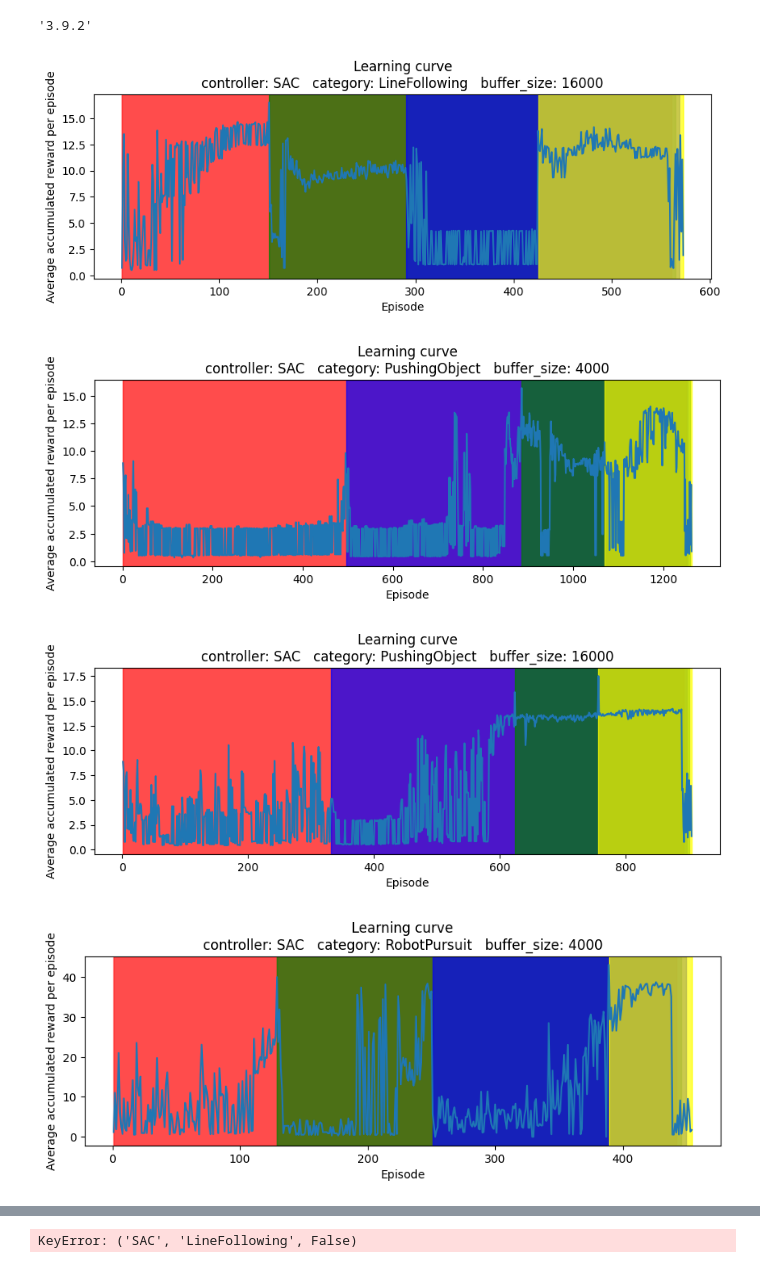
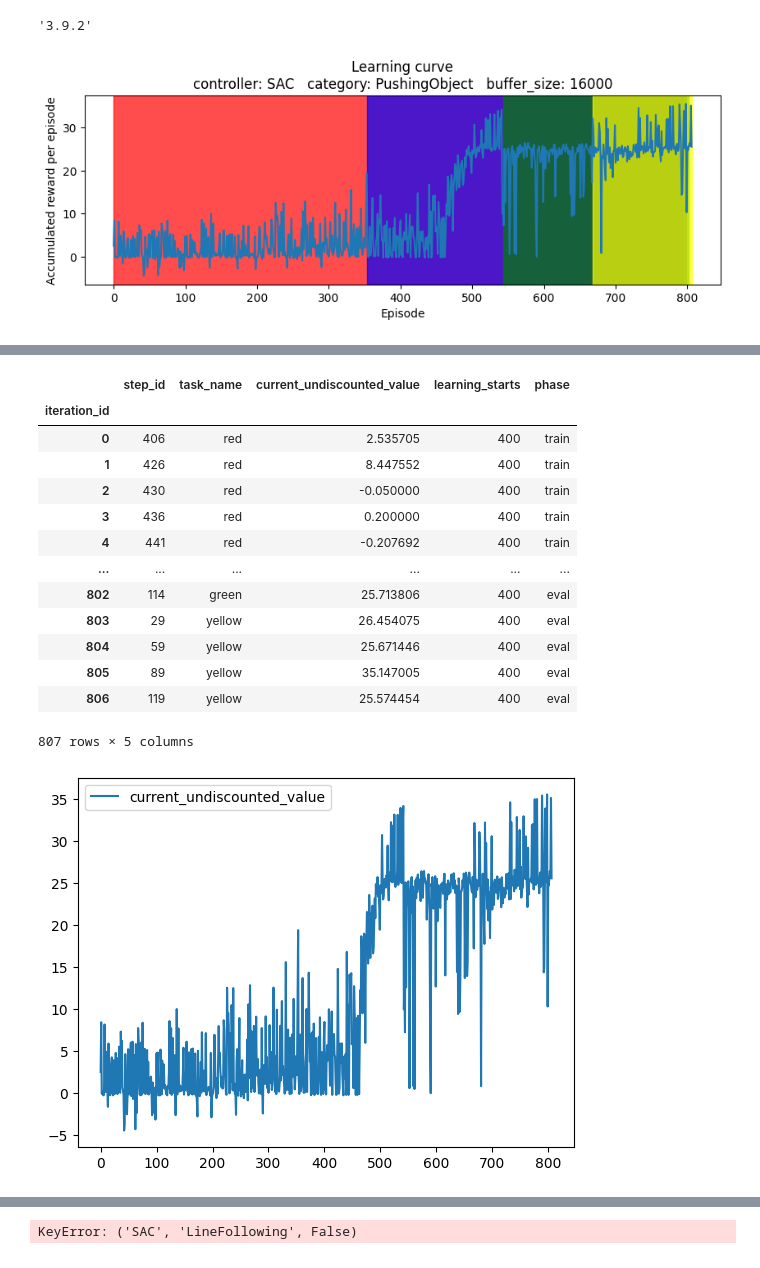
Before and after one commit to thd-research/regelum-playground, a Jupyter notebook: notebooks/check_log.ipynb, the cells around one changed output, grey strips where cells are left out. Cells and saved outputs as stored; diff of their text form; code cells hidden in the pictures.

```diff
--- a/notebooks/check_log.ipynb
+++ b/notebooks/check_log.ipynb
@@ -47,7 +47,7 @@ start_datetime_str = "2024-11-07 14-35-44"
 end_datetime_str = "2024-11-08 04-58-17"
 
 # Test
-# end_datetime_str = start_datetime_str = "2024-11-08 08-42-09"
+end_datetime_str = start_datetime_str = "2024-11-08 21-30-23"
 
 df = get_df_from_datetime_range(start_datetime_str,
                                 end_datetime_str,
@@ -88,16 +73,17 @@ def extract_columns(row):
     scenario = row.exp_config["scenario"]["_target_"].split(".")[-1]
     is_reset_buffer = row.exp_config["scenario"]["reset_rb_each_task"]
     buffer_size = row.exp_config["scenario"]["buffer_size"]
+    learning_starts = row.exp_config["scenario"]["learning_starts"]
     controller = "SAC" if "sac" in scenario.lower() else "TD3"
     category = scenario[:scenario.find(controller)]
-    return category, controller, is_reset_buffer, buffer_size
+    return category, controller, is_reset_buffer, buffer_size, learning_starts
 
     # return pd.Series(data=[category, controller, is_reset_buffer, buffer_size],
     #                  index=["category", "controller", "is_reset_buffer", "buffer_size"])
 
 tmp = df.apply(extract_columns, axis=1, result_type='expand')
 # tmp = df.exp_config.apply(extract_columns)
-tmp.columns = ["category", "controller", "is_reset_buffer", "buffer_size"]
+tmp.columns = ["category", "controller", "is_reset_buffer", "buffer_size", "learning_starts"]
 df = pd.concat([df, tmp], axis=1)
 # %%
 df.head()
@@ -186,41 +152,48 @@ def plot_learning_curve(index, index_names, df):
     df = df.reset_index().set_index(index_names)
     tmp_df = df.loc[index]
 
-    tmp_group_df = tmp_df.loc[:, ["iteration_id", "step_id", "task_name", "current_undiscounted_value"]].groupby("iteration_id")
+    # Filter exploration actions
+    tmp_df = tmp_df.loc[:, ["iteration_id", "step_id", "task_name", "current_undiscounted_value", "learning_starts", "phase"]]
+    tmp_df = tmp_df[np.invert(np.logical_and(tmp_df.phase == "train", tmp_df.step_id <= tmp_df.learning_starts))]
+    tmp_group_df = tmp_df.groupby("iteration_id")
+
     tmp_group_df = tmp_group_df.aggregate({
-        "current_undiscounted_value": "mean",
+        "current_undiscounted_value": "last",
         "task_name": "last",
         "step_id": "last"
         })
+
+    # Re-assign index for ploting
+    tmp_group_df = tmp_group_df.reset_index()
+    tmp_group_df.iteration_id = tmp_group_df.reset_index().index
+    tmp_group_df = tmp_group_df.set_index("iteration_id")
+
     tmp_group_df.plot(y="current_undiscounted_value", ax=ax)
 
     colors = ["red", "blue", "green", "yellow"]
     for t in tmp_group_df.task_name.unique():
         for c in colors:
             if c in t.lower():
                 break
 
         tmp = tmp_group_df.reset_index().set_index("task_name").loc[t]
         ax.axvspan(tmp.iteration_id.values[0], tmp.iteration_id.values[-1], alpha=0.7, color=c)
 
     ax.set_xlabel('Episode')
-    ax.set_ylabel('Average accumulated reward per episode')
+    ax.set_ylabel('Accumulated reward per episode')
     ax.set_title(
         'Learning curve\n' +
         "   ".join([f"{a}: {b}" for a, b in list(zip(index_names, index))])
     )
     legend = ax.legend()
     legend.remove()
 
 
 for id in group_df.index:
     plot_learning_curve(id, group_df.index.names, df)
 # plot_learning_curve(group_df.index[1], group_df.index.names, df)
 # plot_learning_curve(('SAC', 'LineFollowing', True), group_df.index.names, df)
 # plot_learning_curve(('TD3', 'LineFollowing', False), group_df.index.names, df)
 # plt.show()
 # %% [output]
-[figure, old version]
+[figure, new version]
-[figure, removed]
-[figure, removed]
-[figure, removed]
@@ -234,3 +200,27 @@ for id in group_df.index:
+# %%
+tmp_df = df.loc[:, ["iteration_id", "step_id", "task_name", "current_undiscounted_value", "learning_starts", "phase"]]
+tmp_df = tmp_df[np.invert(np.logical_and(tmp_df.phase == "train", tmp_df.step_id <= tmp_df.learning_starts))]
+g = tmp_df.groupby("iteration_id").last()
+g = g.reset_index()
+g.iteration_id = g.reset_index().index
+g.plot(y="current_undiscounted_value")
+g.set_index("iteration_id")
+# %% [output]
+|  | step_id | task_name | current_undiscounted_value | learning_starts | phase |
+| iteration_id |  |  |  |  |  |
+| 0 | 406 | red | 2.535705 | 400 | train |
+| 1 | 426 | red | 8.447552 | 400 | train |
+| 2 | 430 | red | -0.050000 | 400 | train |
+| 3 | 436 | red | 0.200000 | 400 | train |
+| 4 | 441 | red | -0.207692 | 400 | train |
+| ... | ... | ... | ... | ... | ... |
+| 802 | 114 | green | 25.713806 | 400 | eval |
+| 803 | 29 | yellow | 26.454075 | 400 | eval |
+| 804 | 59 | yellow | 25.671446 | 400 | eval |
+| 805 | 89 | yellow | 35.147005 | 400 | eval |
+| 806 | 119 | yellow | 25.574454 | 400 | eval |
+807 rows × 5 columns
+[figure, added]
 # %%
 df = df.reset_index().set_index(["controller", "category", "buffer_size", "task_name"])
 df[df.running_objective == 10].loc[['SAC']]
```
Also changed, not shown: parts of 13 cells of this notebook, 1 other file.
